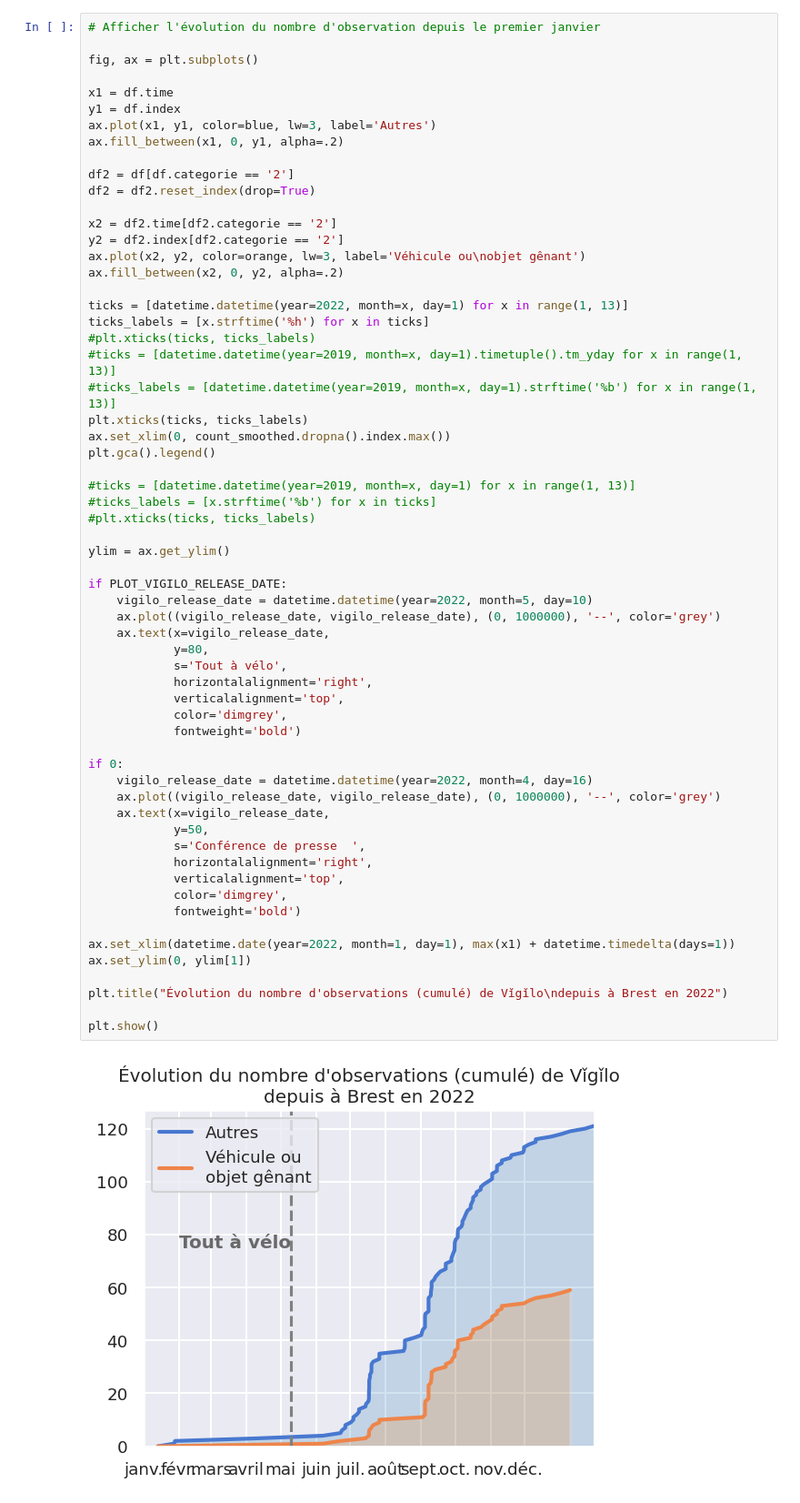
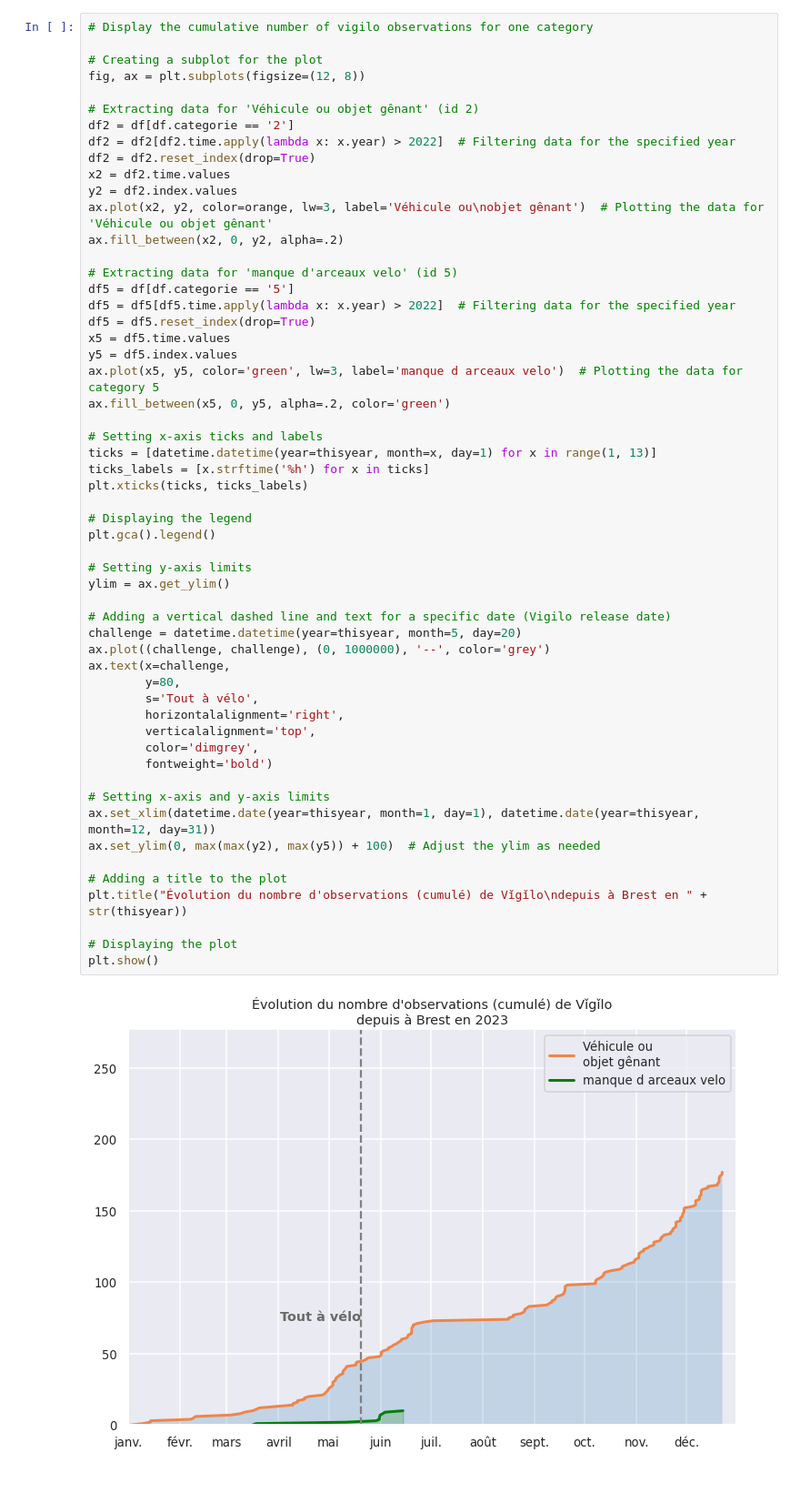
Before and after one commit to chenry02/vigilo-notebooks-bapav, a Jupyter notebook: vigilo_dashboard.ipynb, the cells around one changed output. Shown: that part at 91% size. Saved outputs shown, nothing was run; the diff lists cells and outputs as text.

```diff
--- a/vigilo_dashboard.ipynb
+++ b/vigilo_dashboard.ipynb
@@ -76,64 +107,58 @@ plt.show()
 # %%
-# Afficher l'évolution du nombre d'observation depuis le premier janvier
+# Display the cumulative number of vigilo observations for one category
 
-fig, ax = plt.subplots()
+# Creating a subplot for the plot
+fig, ax = plt.subplots(figsize=(12, 8))
 
-x1 = df.time
-y1 = df.index
-ax.plot(x1, y1, color=blue, lw=3, label='Autres')
-ax.fill_between(x1, 0, y1, alpha=.2)
-
+# Extracting data for 'Véhicule ou objet gênant' (id 2)
 df2 = df[df.categorie == '2']
+df2 = df2[df2.time.apply(lambda x: x.year) > 2022]  # Filtering data for the specified year
 df2 = df2.reset_index(drop=True)
-
-x2 = df2.time[df2.categorie == '2']
-y2 = df2.index[df2.categorie == '2']
-ax.plot(x2, y2, color=orange, lw=3, label='Véhicule ou\nobjet gênant')
+x2 = df2.time.values
+y2 = df2.index.values
+ax.plot(x2, y2, color=orange, lw=3, label='Véhicule ou\nobjet gênant')  # Plotting the data for 'Véhicule ou objet gênant'
 ax.fill_between(x2, 0, y2, alpha=.2)
 
-ticks = [datetime.datetime(year=2022, month=x, day=1) for x in range(1, 13)]
+# Extracting data for 'manque d'arceaux velo' (id 5)
+df5 = df[df.categorie == '5']
+df5 = df5[df5.time.apply(lambda x: x.year) > 2022]  # Filtering data for the specified year
+df5 = df5.reset_index(drop=True)
+x5 = df5.time.values
+y5 = df5.index.values
+ax.plot(x5, y5, color='green', lw=3, label='manque d arceaux velo')  # Plotting the data for category 5
+ax.fill_between(x5, 0, y5, alpha=.2, color='green')
+
+# Setting x-axis ticks and labels
+ticks = [datetime.datetime(year=thisyear, month=x, day=1) for x in range(1, 13)]
 ticks_labels = [x.strftime('%h') for x in ticks]
-#plt.xticks(ticks, ticks_labels)
-#ticks = [datetime.datetime(year=2019, month=x, day=1).timetuple().tm_yday for x in range(1, 13)]
-#ticks_labels = [datetime.datetime(year=2019, month=x, day=1).strftime('%b') for x in range(1, 13)]
 plt.xticks(ticks, ticks_labels)
-ax.set_xlim(0, count_smoothed.dropna().index.max())
+
+# Displaying the legend
 plt.gca().legend()
 
-#ticks = [datetime.datetime(year=2019, month=x, day=1) for x in range(1, 13)]
-#ticks_labels = [x.strftime('%b') for x in ticks]
-#plt.xticks(ticks, ticks_labels)
-
+# Setting y-axis limits
 ylim = ax.get_ylim()
 
-if PLOT_VIGILO_RELEASE_DATE:
-    vigilo_release_date = datetime.datetime(year=2022, month=5, day=10)
-    ax.plot((vigilo_release_date, vigilo_release_date), (0, 1000000), '--', color='grey')
-    ax.text(x=vigilo_release_date,
-            y=80,
-            s='Tout à vélo',
-            horizontalalignment='right',
-            verticalalignment='top',
-            color='dimgrey',
-            fontweight='bold')
+# Adding a vertical dashed line and text for a specific date (Vigilo release date)
+challenge = datetime.datetime(year=thisyear, month=5, day=20)
+ax.plot((challenge, challenge), (0, 1000000), '--', color='grey')
+ax.text(x=challenge,
+        y=80,
+        s='Tout à vélo',
+        horizontalalignment='right',
+        verticalalignment='top',
+        color='dimgrey',
+        fontweight='bold')
 
-if 0:
-    vigilo_release_date = datetime.datetime(year=2022, month=4, day=16)
-    ax.plot((vigilo_release_date, vigilo_release_date), (0, 1000000), '--', color='grey')
-    ax.text(x=vigilo_release_date,
-            y=50,
-            s='Conférence de presse  ',
-            horizontalalignment='right',
-            verticalalignment='top',
-            color='dimgrey',
-            fontweight='bold')
+# Setting x-axis and y-axis limits
+ax.set_xlim(datetime.date(year=thisyear, month=1, day=1), datetime.date(year=thisyear, month=12, day=31))
+ax.set_ylim(0, max(max(y2), max(y5)) + 100)  # Adjust the ylim as needed
 
-ax.set_xlim(datetime.date(year=2022, month=1, day=1), max(x1) + datetime.timedelta(days=1))
-ax.set_ylim(0, ylim[1])
+# Adding a title to the plot
+plt.title("Évolution du nombre d'observations (cumulé) de Vǐgǐlo\ndepuis à Brest en " + str(thisyear))
 
-plt.title("Évolution du nombre d'observations (cumulé) de Vǐgǐlo\ndepuis à Brest en 2022")
-
+# Displaying the plot
 plt.show()
 # %% [output]
-[figure, old version]
+[figure, new version]
 # %%
```
Also changed, not shown: parts of 10 cells of this notebook.
